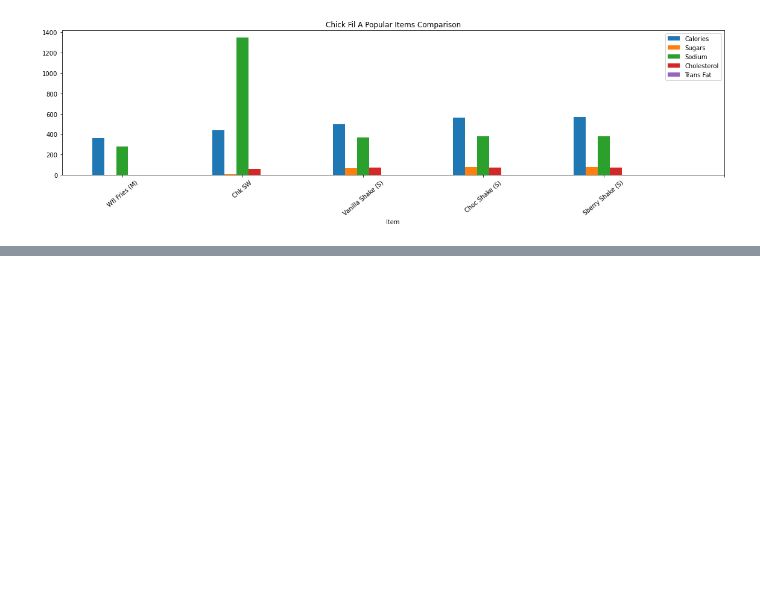
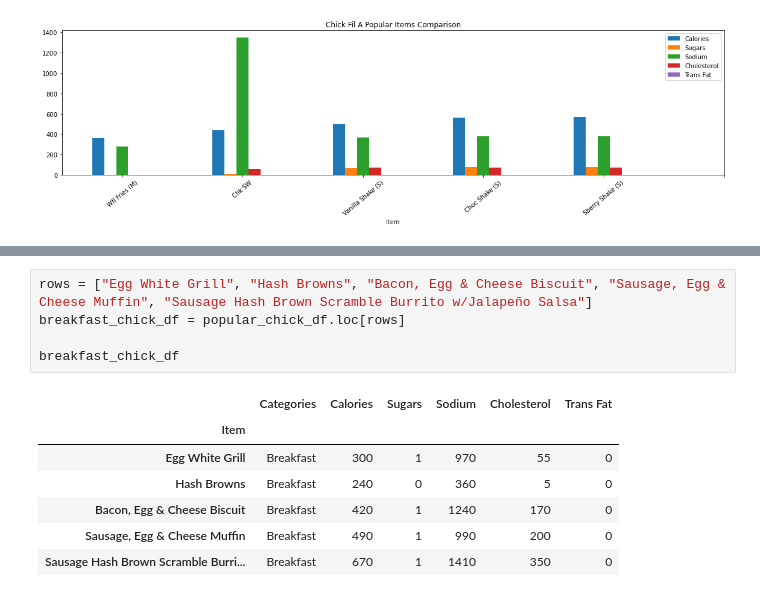
Before and after one commit to han0620-git/project_I, a Jupyter notebook: Han/workbook.ipynb, the cells around one changed output, grey strips where cells are left out. Drawn from its saved outputs; the diff is of its cells as text; blank space fills up the shorter version.

```diff
--- a/Han/workbook.ipynb
+++ b/Han/workbook.ipynb
@@ -251,0 +278,13 @@ plt.show()
+# %%
+rows = ["Egg White Grill", "Hash Browns", "Bacon, Egg & Cheese Biscuit", "Sausage, Egg & Cheese Muffin", "Sausage Hash Brown Scramble Burrito w/Jalapeño Salsa"]
+breakfast_chick_df = popular_chick_df.loc[rows]
+
+breakfast_chick_df
+# %% [output]
+|  | Categories | Calories | Sugars | Sodium | Cholesterol | Trans Fat |
+| Item |  |  |  |  |  |  |
+| Egg White Grill | Breakfast | 300 | 1 | 970 | 55 | 0 |
+| Hash Browns | Breakfast | 240 | 0 | 360 | 5 | 0 |
+| Bacon, Egg & Cheese Biscuit | Breakfast | 420 | 1 | 1240 | 170 | 0 |
+| Sausage, Egg & Cheese Muffin | Breakfast | 490 | 1 | 990 | 200 | 0 |
+| Sausage Hash Brown Scramble Burri... | Breakfast | 670 | 1 | 1410 | 350 | 0 |
```
Also changed, not shown: parts of 3 cells of this notebook.
